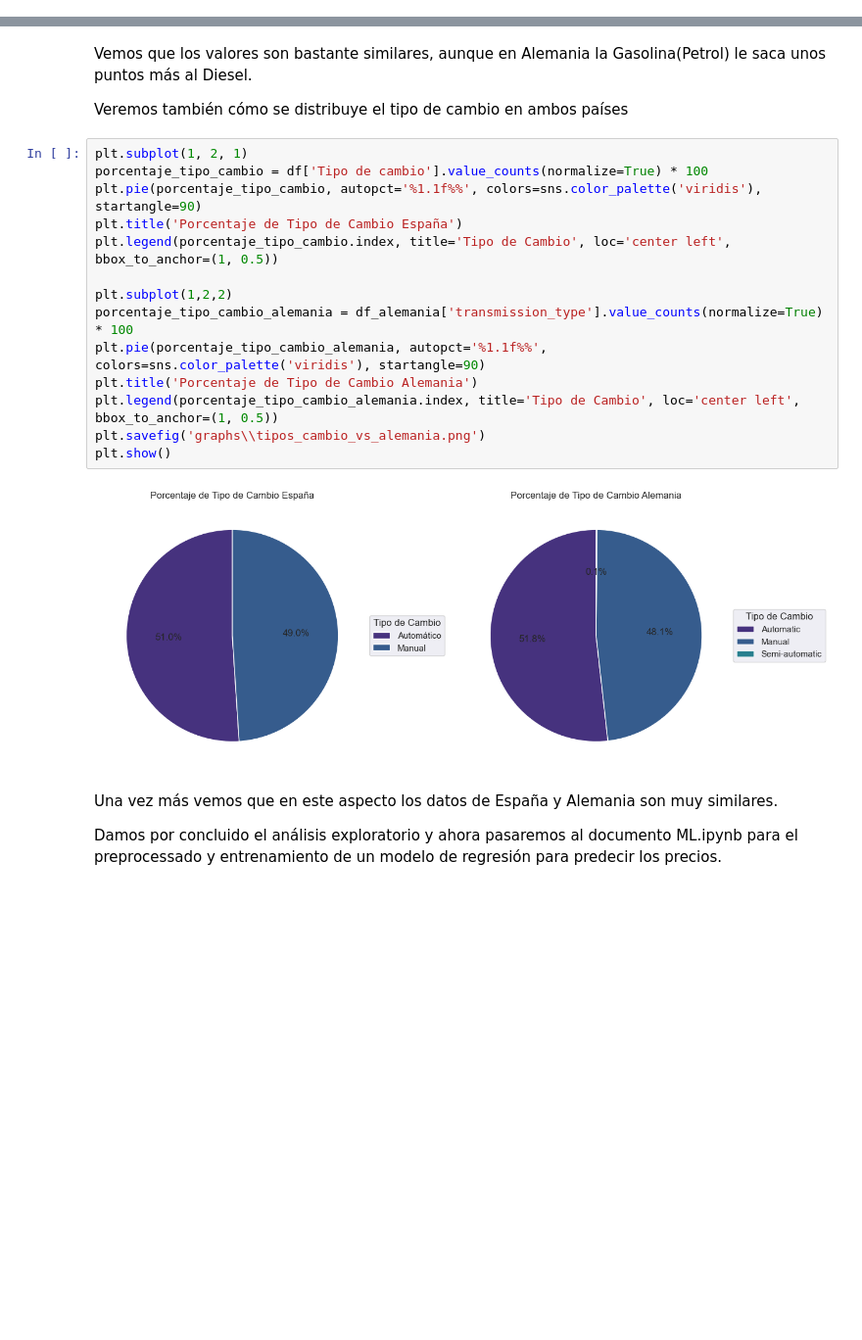
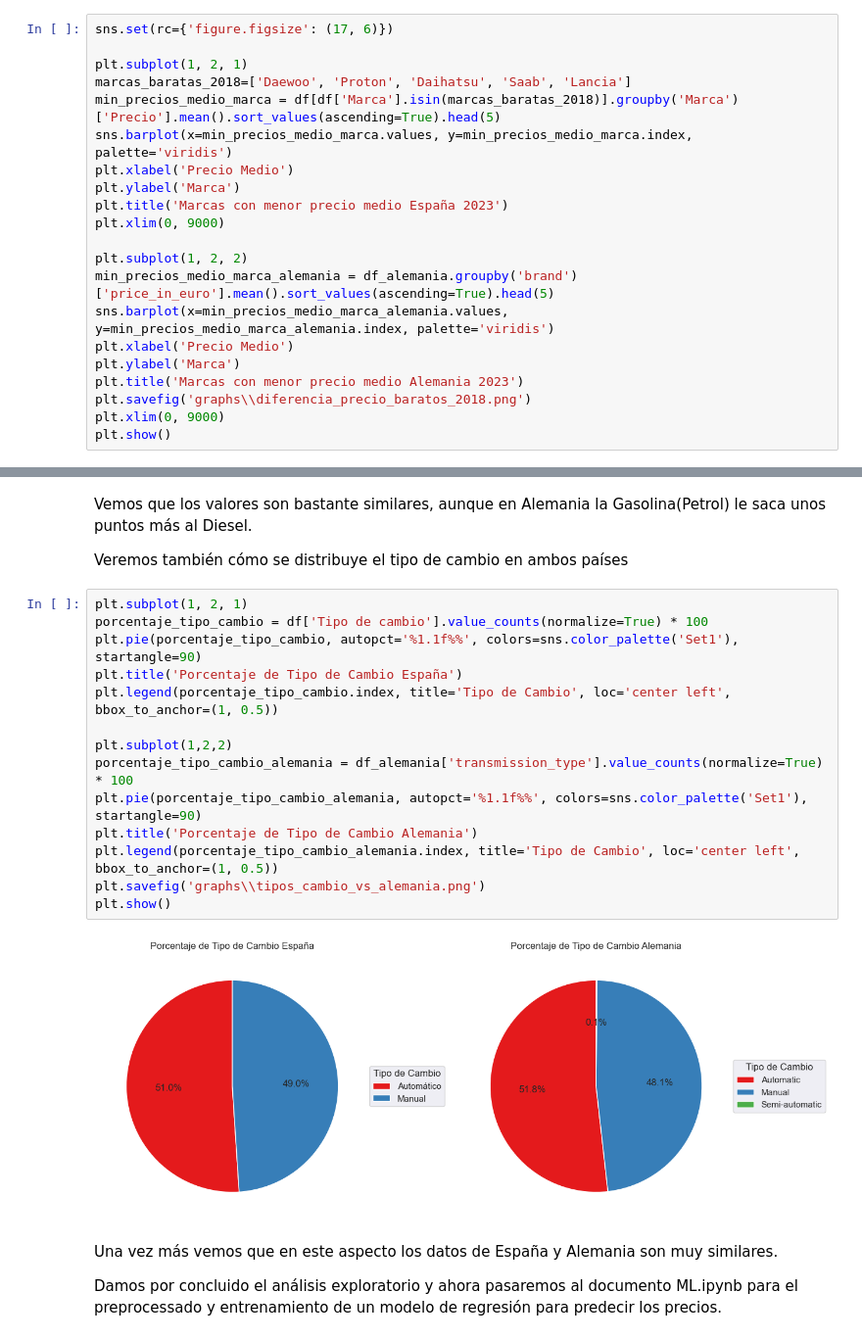
Before and after one commit to maribelseara/proyecto_final_ds, a Jupyter notebook: EDA.ipynb, the cells around one changed output, grey strips where cells are left out. Shown at 98% size. Drawn from its saved outputs; the diff is of its cells as text; blank space fills up the shorter version.

```diff
--- a/EDA.ipynb
+++ b/EDA.ipynb
@@ -1187,3 +1247,24 @@ En este caso tenemos dos coincidencias la marca Daewoo y la marca Daihatsu. Las
 Para las marcas que coinciden tenemos que en Alemania el precio medio de anuncio de un vehículo Daewoo es de unos 1900 euros, mientras que en españa es de casi 2500 euros. No distan tanto como otros datos que hemos visto.
 
 Para la marca Daihatsu el precio medio en Alemania es de 4000 euros mientras que en españa es de unos 4400 euros. También bastante igualado en comparación a los de las marcas más caras, que estaban muy desproporcionados.
+# %%
+sns.set(rc={'figure.figsize': (17, 6)})
+
+plt.subplot(1, 2, 1)
+marcas_baratas_2018=['Daewoo', 'Proton', 'Daihatsu', 'Saab', 'Lancia']
+min_precios_medio_marca = df[df['Marca'].isin(marcas_baratas_2018)].groupby('Marca')['Precio'].mean().sort_values(ascending=True).head(5)
+sns.barplot(x=min_precios_medio_marca.values, y=min_precios_medio_marca.index, palette='viridis')
+plt.xlabel('Precio Medio')
+plt.ylabel('Marca')
+plt.title('Marcas con menor precio medio España 2023')
+plt.xlim(0, 9000)
+
+plt.subplot(1, 2, 2)
+min_precios_medio_marca_alemania = df_alemania.groupby('brand')['price_in_euro'].mean().sort_values(ascending=True).head(5)
+sns.barplot(x=min_precios_medio_marca_alemania.values, y=min_precios_medio_marca_alemania.index, palette='viridis')
+plt.xlabel('Precio Medio')
+plt.ylabel('Marca')
+plt.title('Marcas con menor precio medio Alemania 2023')
+plt.savefig('graphs\\diferencia_precio_baratos_2018.png')
+plt.xlim(0, 9000)
+plt.show()
@@ -1212,19 +1295,19 @@ Veremos también cómo se distribuye el tipo de cambio en ambos países
 # %%
 plt.subplot(1, 2, 1)
 porcentaje_tipo_cambio = df['Tipo de cambio'].value_counts(normalize=True) * 100
-plt.pie(porcentaje_tipo_cambio, autopct='%1.1f%%', colors=sns.color_palette('viridis'), startangle=90)
+plt.pie(porcentaje_tipo_cambio, autopct='%1.1f%%', colors=sns.color_palette('Set1'), startangle=90)
 plt.title('Porcentaje de Tipo de Cambio España')
 plt.legend(porcentaje_tipo_cambio.index, title='Tipo de Cambio', loc='center left', bbox_to_anchor=(1, 0.5))
 
 plt.subplot(1,2,2)
 porcentaje_tipo_cambio_alemania = df_alemania['transmission_type'].value_counts(normalize=True) * 100
-plt.pie(porcentaje_tipo_cambio_alemania, autopct='%1.1f%%', colors=sns.color_palette('viridis'), startangle=90)
+plt.pie(porcentaje_tipo_cambio_alemania, autopct='%1.1f%%', colors=sns.color_palette('Set1'), startangle=90)
 plt.title('Porcentaje de Tipo de Cambio Alemania')
 plt.legend(porcentaje_tipo_cambio_alemania.index, title='Tipo de Cambio', loc='center left', bbox_to_anchor=(1, 0.5))
 plt.savefig('graphs\\tipos_cambio_vs_alemania.png')
 plt.show()
 # %% [output]
-[figure, old version]
+[figure, new version]
 # %% [markdown]
 Una vez más vemos que en este aspecto los datos de España y Alemania son muy similares.
 
```
Also changed, not shown: parts of 19 cells of this notebook, 13 other files.
